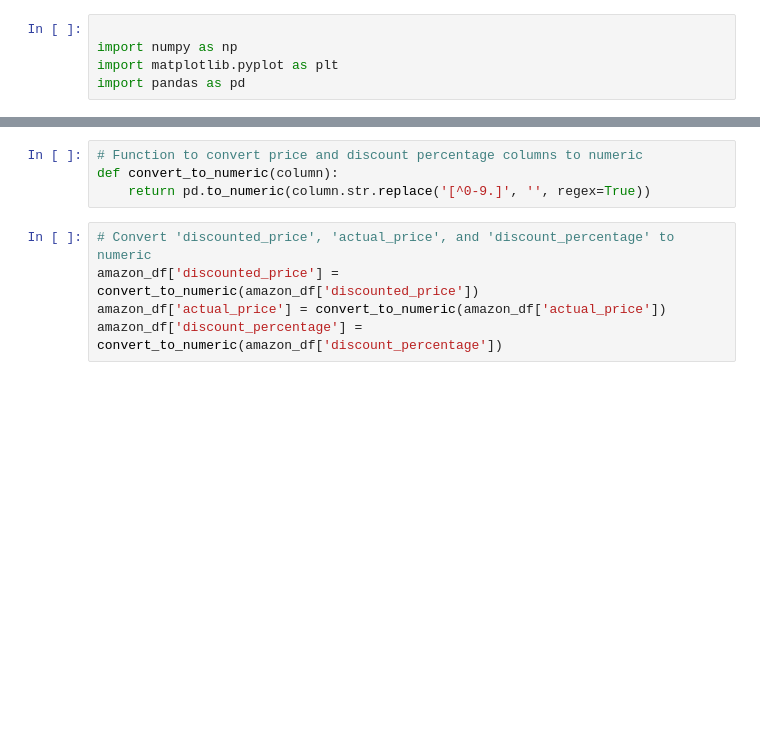
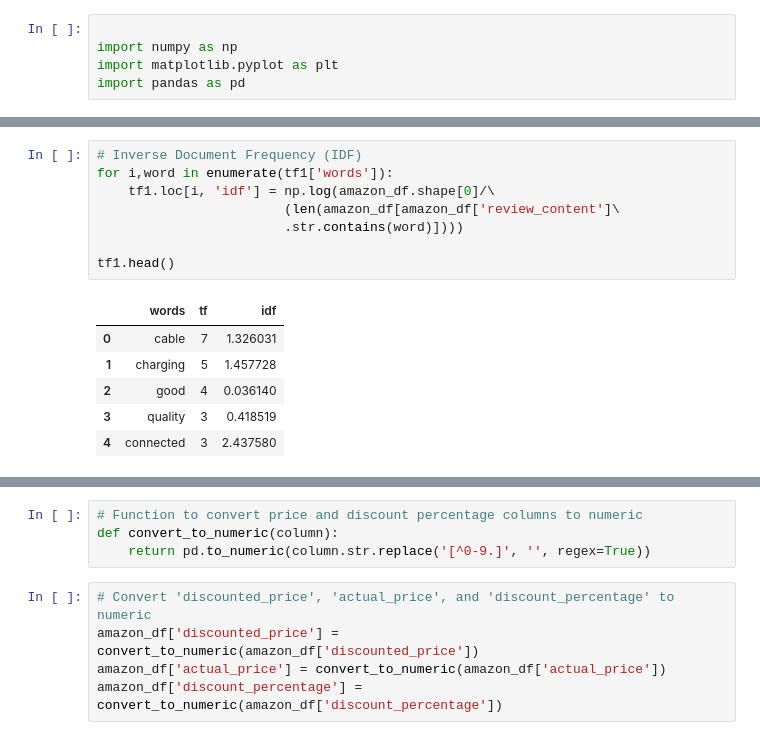
Before and after one commit to blackChan1234/AI, a Jupyter notebook: test1.ipynb, the cells around one changed output, grey strips where cells are left out. Saved outputs shown, nothing was run; the diff lists cells and outputs as text; blank space fills up the shorter version.

```diff
--- a/test1.ipynb
+++ b/test1.ipynb
@@ -17,0 +190,15 @@ dataset.head(6)
+# %%
+# Inverse Document Frequency (IDF)
+for i,word in enumerate(tf1['words']):
+    tf1.loc[i, 'idf'] = np.log(amazon_df.shape[0]/\
+                        (len(amazon_df[amazon_df['review_content']\
+                        .str.contains(word)])))
+
+tf1.head()
+# %% [output]
+|  | words | tf | idf |
+| 0 | cable | 7 | 1.326031 |
+| 1 | charging | 5 | 1.457728 |
+| 2 | good | 4 | 0.036140 |
+| 3 | quality | 3 | 0.418519 |
+| 4 | connected | 3 | 2.437580 |
```
Also changed, not shown: parts of 29 cells of this notebook.
